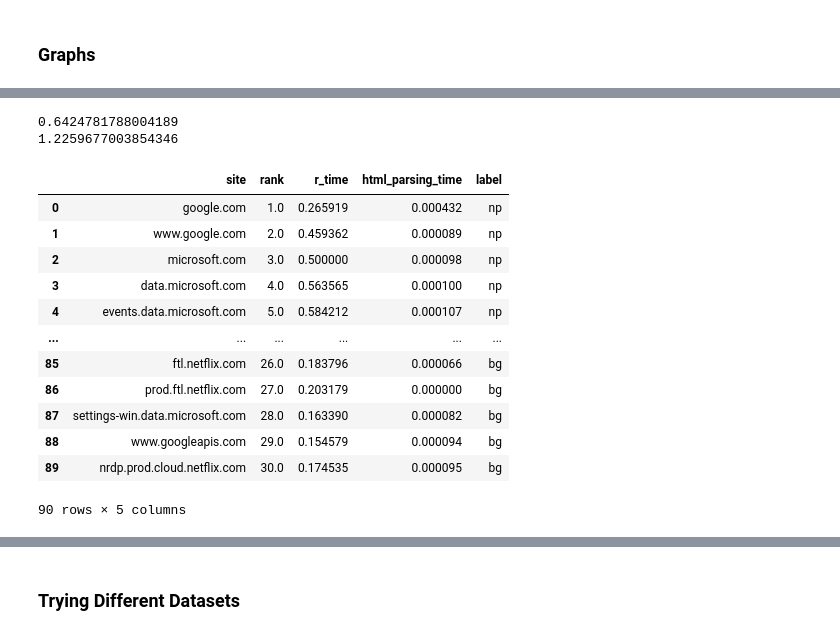
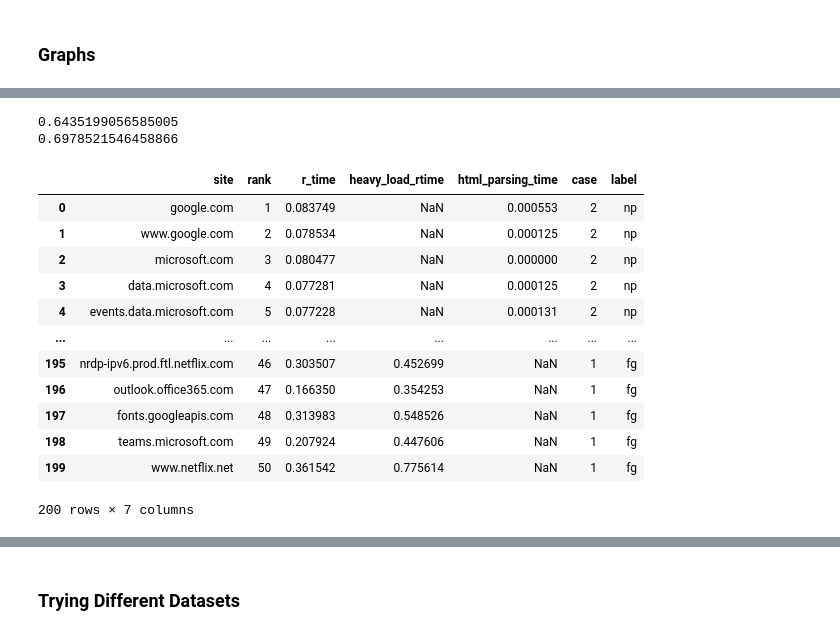
Before and after one commit to haoyt5/browser-security-sv1, a Jupyter notebook: cleaning_graphing_modeling.ipynb, the cells around one changed output, grey strips where cells are left out. Cells and saved outputs as stored; diff of their text form; code cells hidden in the pictures.

```diff
--- a/cleaning_graphing_modeling.ipynb
+++ b/cleaning_graphing_modeling.ipynb
@@ -31,13 +31,16 @@ def load_df(path):
 # makes new rows with clean values, e.g. 'rank=1' --> '1'
 # reference: https://pandas.pydata.org/docs/reference/api/pandas.DataFrame.apply.html
 def row_cleanup(df):
+
     df['site'] = df[0].apply(lambda x: x[5:])
     df['rank'] = df[1].apply(lambda x: x[5:])
     df['r_time'] = df[2].apply(lambda x: x[7:])
-    df['html_parsing_time'] = df[3].apply(lambda x: x[11:])
-    df['label'] = df[5].apply(lambda x: x[6:])
-    df['r_bg'] = df[6].apply(lambda x: x[5:])
-    df['r_np'] = df[7].apply(lambda x: x[5:])
+    df['heavy_load_rtime'] = df[3].apply(lambda x: x[9:])
+    df['html_parsing_time'] = df[4].apply(lambda x: x[11:])
+    df['case'] = df[5].apply(lambda x: x[5:])
+    df['label'] = df[6].apply(lambda x: x[6:])
+    df['r_bg'] = df[7].apply(lambda x: x[5:])
+    df['r_np'] = df[8].apply(lambda x: x[5:])
 
     return df
 # %%
@@ -47,9 +50,15 @@ def row_cleanup(df):
 # https://pandas.pydata.org/docs/reference/api/pandas.DataFrame.astype.html
 def col_cleanup(df):
     # drop cols
-    df_drop = df.drop(columns=[0, 1, 2, 3, 4, 5, 6, 7, 'r_bg', 'r_np'])
+    df = df.drop(columns=[0, 1, 2, 3, 4, 5, 6, 7, 8, 'r_bg', 'r_np'])
+
+    # convert string 'na' to None
+    df.loc[df['heavy_load_rtime'] == "na", "heavy_load_rtime"] = None
+    df.loc[df['html_parsing_time'] == "na", "html_parsing_time"] = None
+
     # convert to numeric types
-    df = df_drop.astype({'rank':'float', 'r_time':'float', 'html_parsing_time':'float'})
+    df = df.astype({'rank':'int', 'r_time':'float', 'heavy_load_rtime':'float',
+                         'html_parsing_time':'float'})
     # get rid of negatives
     df['html_parsing_time'] = abs(df['html_parsing_time'])
 
@@ -255,3 +382,3 @@ def graph_case2(df, case=2, height=15, width=4, xlim=(0, 0.8), ylim=(-0.0001, 0.
 # %%
 # load df
-df = load_df('results/fg_np_bg_top50_2.csv')
+original_df = load_df('results/all_top_50_2.csv')
@@ -258,22 +401,22 @@ df = load_df('results/fg_np_bg_top50_2.csv')
 # %%
 # get r_bg, r_np, and clean dataset
-r_bg, r_np, df = cleanup(df)
+r_bg, r_np, df = cleanup(original_df)
 print(r_bg)
 print(r_np)
 df
 # %% [output]
-0.6424781788004189
-1.2259677003854346
+0.6435199056585005
+0.6978521546458866
-|  | site | rank | r_time | html_parsing_time | label |
-| 0 | google.com | 1.0 | 0.265919 | 0.000432 | np |
-| 1 | www.google.com | 2.0 | 0.459362 | 0.000089 | np |
-| 2 | microsoft.com | 3.0 | 0.500000 | 0.000098 | np |
-| 3 | data.microsoft.com | 4.0 | 0.563565 | 0.000100 | np |
-| 4 | events.data.microsoft.com | 5.0 | 0.584212 | 0.000107 | np |
-| ... | ... | ... | ... | ... | ... |
-| 85 | ftl.netflix.com | 26.0 | 0.183796 | 0.000066 | bg |
-| 86 | prod.ftl.netflix.com | 27.0 | 0.203179 | 0.000000 | bg |
-| 87 | settings-win.data.microsoft.com | 28.0 | 0.163390 | 0.000082 | bg |
-| 88 | www.googleapis.com | 29.0 | 0.154579 | 0.000094 | bg |
-| 89 | nrdp.prod.cloud.netflix.com | 30.0 | 0.174535 | 0.000095 | bg |
+|  | site | rank | r_time | heavy_load_rtime | html_parsing_time | case | label |
+| 0 | google.com | 1 | 0.083749 | NaN | 0.000553 | 2 | np |
+| 1 | www.google.com | 2 | 0.078534 | NaN | 0.000125 | 2 | np |
+| 2 | microsoft.com | 3 | 0.080477 | NaN | 0.000000 | 2 | np |
+| 3 | data.microsoft.com | 4 | 0.077281 | NaN | 0.000125 | 2 | np |
+| 4 | events.data.microsoft.com | 5 | 0.077228 | NaN | 0.000131 | 2 | np |
+| ... | ... | ... | ... | ... | ... | ... | ... |
+| 195 | nrdp-ipv6.prod.ftl.netflix.com | 46 | 0.303507 | 0.452699 | NaN | 1 | fg |
+| 196 | outlook.office365.com | 47 | 0.166350 | 0.354253 | NaN | 1 | fg |
+| 197 | fonts.googleapis.com | 48 | 0.313983 | 0.548526 | NaN | 1 | fg |
+| 198 | teams.microsoft.com | 49 | 0.207924 | 0.447606 | NaN | 1 | fg |
+| 199 | www.netflix.net | 50 | 0.361542 | 0.775614 | NaN | 1 | fg |
-90 rows × 5 columns
+200 rows × 7 columns
```
Also changed, not shown: parts of 37 cells of this notebook.
